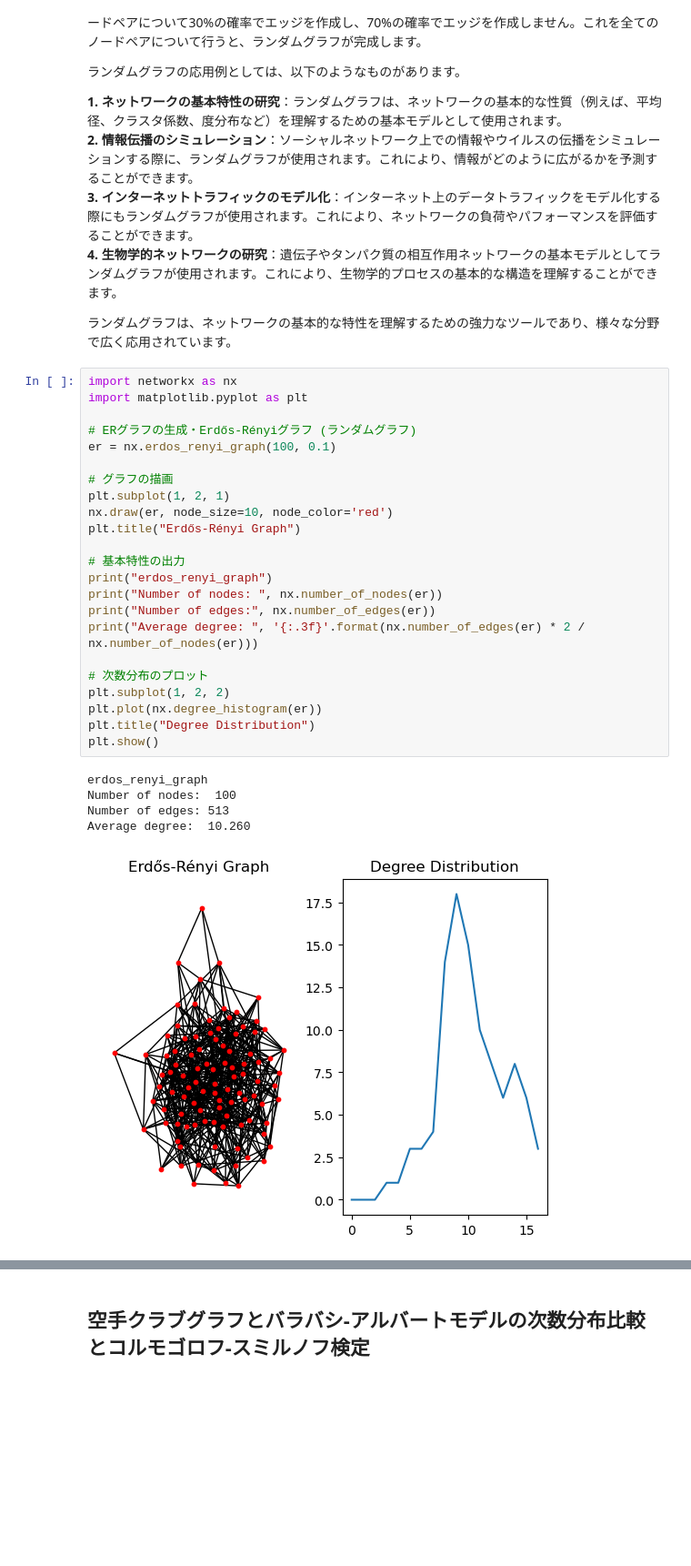
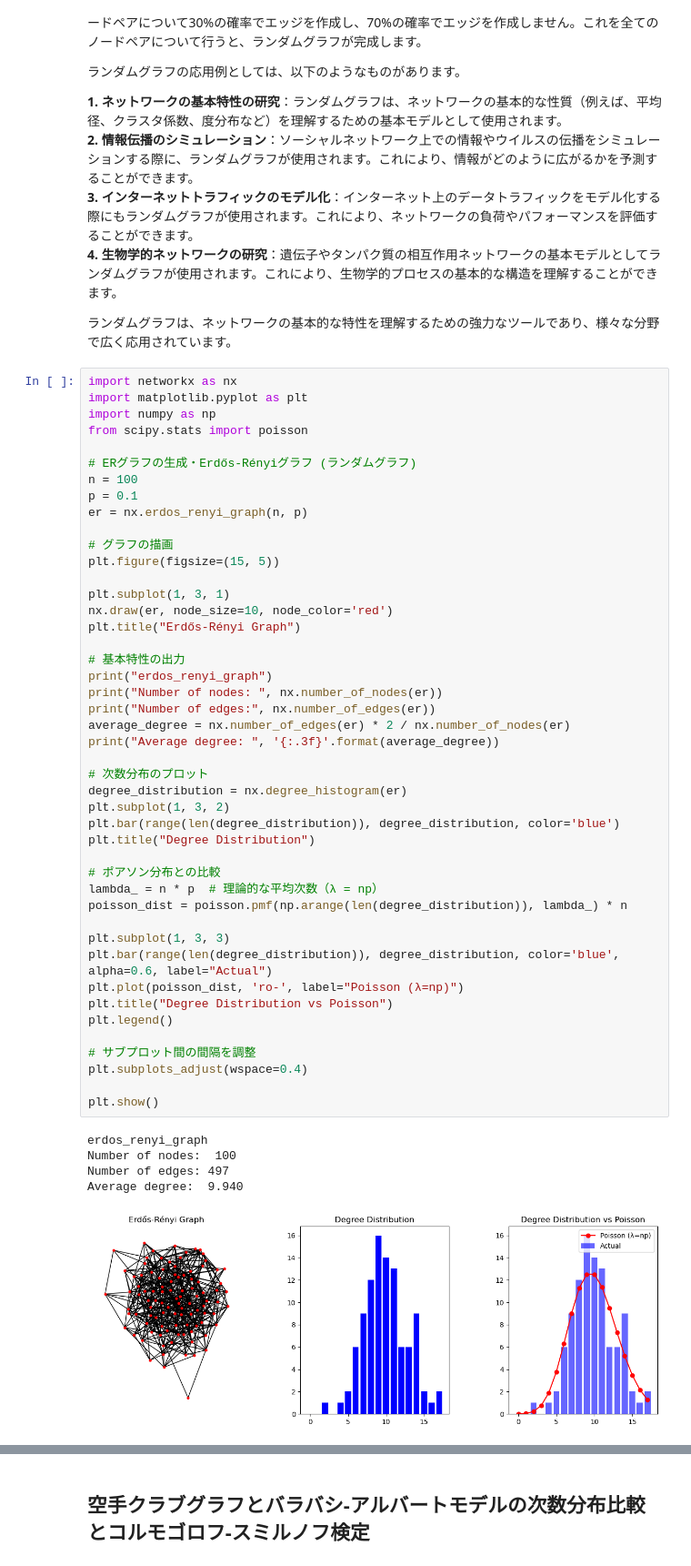
Before and after one commit to SUBARU3776/NetworkScience-Graphtheory-JP-, a Jupyter notebook: 6. ネットワークモデル.ipynb, the cells around one changed output, grey strips where cells are left out. Shown at 91% size. Saved outputs shown, nothing was run; the diff lists cells and outputs as text; blank space fills up the shorter version.

```diff
--- a/6. ネットワークモデル.ipynb
+++ b/6. ネットワークモデル.ipynb
@@ -201,35 +201,57 @@ Average degree:  4.588
 **4. 生物学的ネットワークの研究**：遺伝子やタンパク質の相互作用ネットワークの基本モデルとしてランダムグラフが使用されます。これにより、生物学的プロセスの基本的な構造を理解することができます。<br>
 
 ランダムグラフは、ネットワークの基本的な特性を理解するための強力なツールであり、様々な分野で広く応用されています。<br>
-# %%
-import networkx as nx
-import matplotlib.pyplot as plt
-
-# ERグラフの生成・Erdős-Rényiグラフ (ランダムグラフ)
-er = nx.erdos_renyi_graph(100, 0.1)
-
-# グラフの描画
-plt.subplot(1, 2, 1)
-nx.draw(er, node_size=10, node_color='red')
-plt.title("Erdős-Rényi Graph")
-
-# 基本特性の出力
-print("erdos_renyi_graph")
-print("Number of nodes: ", nx.number_of_nodes(er))
-print("Number of edges:", nx.number_of_edges(er))
-print("Average degree: ", '{:.3f}'.format(nx.number_of_edges(er) * 2 / nx.number_of_nodes(er)))
-
-# 次数分布のプロット
-plt.subplot(1, 2, 2)
-plt.plot(nx.degree_histogram(er))
-plt.title("Degree Distribution")
-plt.show()
-# %% [output]
-erdos_renyi_graph
-Number of nodes:  100
-Number of edges: 513
-Average degree:  10.260
-[figure, removed]
+# %%
+import networkx as nx
+import matplotlib.pyplot as plt
+import numpy as np
+from scipy.stats import poisson
+
+# ERグラフの生成・Erdős-Rényiグラフ (ランダムグラフ)
+n = 100
+p = 0.1
+er = nx.erdos_renyi_graph(n, p)
+
+# グラフの描画
+plt.figure(figsize=(15, 5))
+
+plt.subplot(1, 3, 1)
+nx.draw(er, node_size=10, node_color='red')
+plt.title("Erdős-Rényi Graph")
+
+# 基本特性の出力
+print("erdos_renyi_graph")
+print("Number of nodes: ", nx.number_of_nodes(er))
+print("Number of edges:", nx.number_of_edges(er))
+average_degree = nx.number_of_edges(er) * 2 / nx.number_of_nodes(er)
+print("Average degree: ", '{:.3f}'.format(average_degree))
+
+# 次数分布のプロット
+degree_distribution = nx.degree_histogram(er)
+plt.subplot(1, 3, 2)
+plt.bar(range(len(degree_distribution)), degree_distribution, color='blue')
+plt.title("Degree Distribution")
+
+# ポアソン分布との比較
+lambda_ = n * p  # 理論的な平均次数（λ = np）
+poisson_dist = poisson.pmf(np.arange(len(degree_distribution)), lambda_) * n
+
+plt.subplot(1, 3, 3)
+plt.bar(range(len(degree_distribution)), degree_distribution, color='blue', alpha=0.6, label="Actual")
+plt.plot(poisson_dist, 'ro-', label="Poisson (λ=np)")
+plt.title("Degree Distribution vs Poisson")
+plt.legend()
+
+# サブプロット間の間隔を調整
+plt.subplots_adjust(wspace=0.4)
+
+plt.show()
+# %% [output]
+erdos_renyi_graph
+Number of nodes:  100
+Number of edges: 497
+Average degree:  9.940
+[figure, added]
 # %% [markdown]
 ## ポアソン分布について
 ポアソン分布は一定の時間や空間内で起こる「稀な事象」の回数を予測するためのツールです。例えば1時間に平均10回電話が鳴るコールセンターや、1平方メートルあたりに平均5個の花が咲く花畑など具体的な状況を想像してみてください。
```
Also changed, not shown: parts of 7 cells of this notebook.
